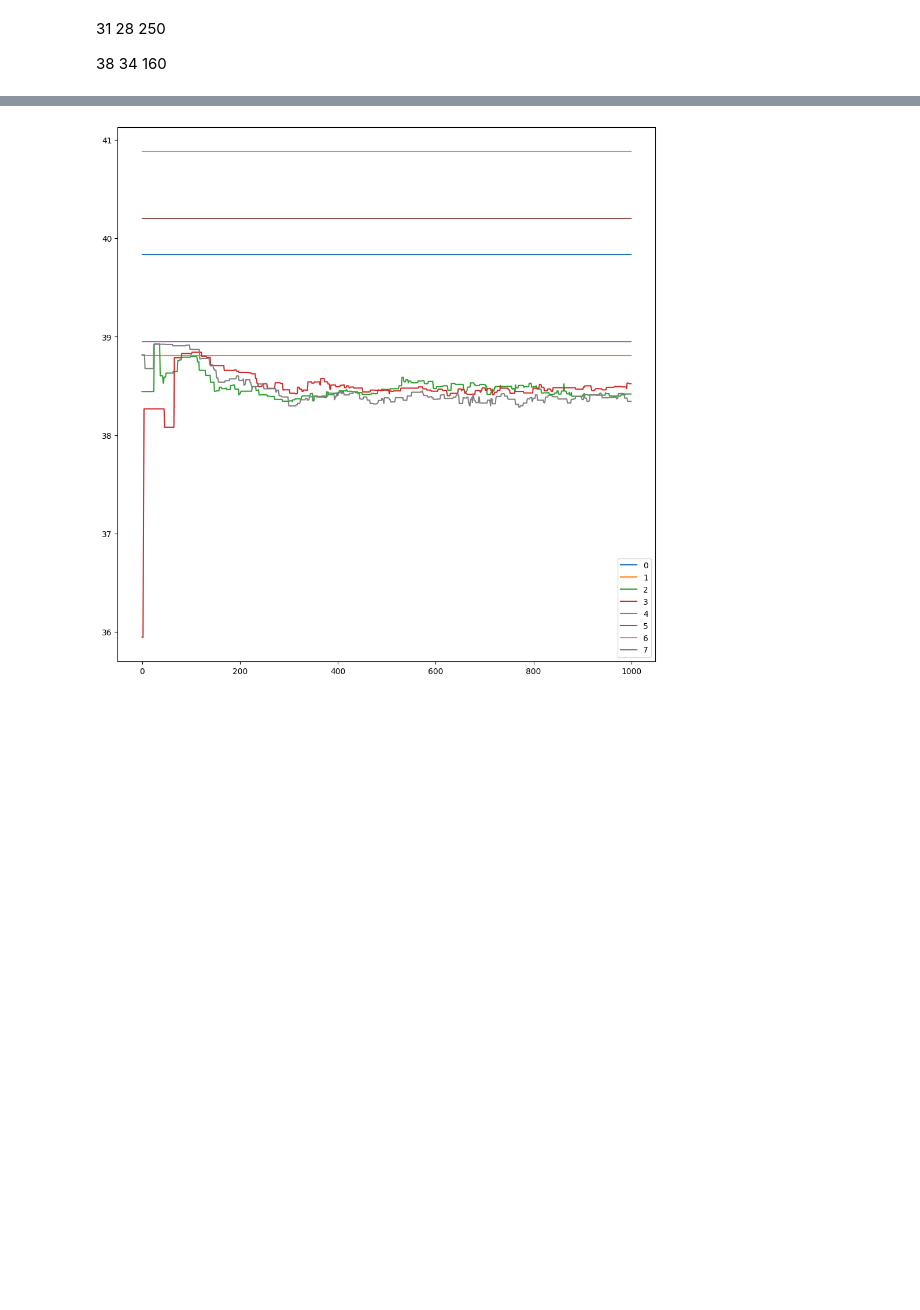
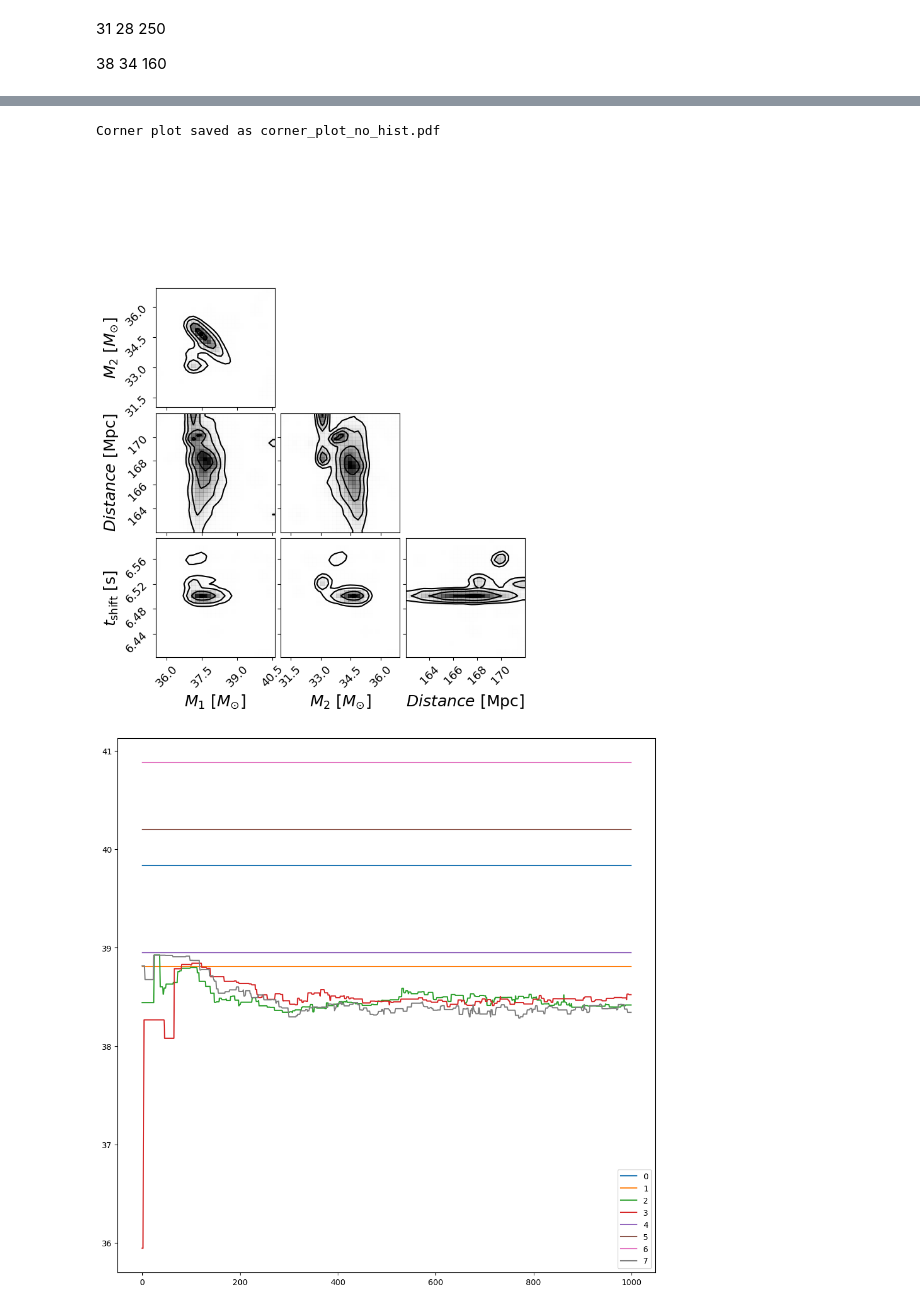
Before and after one commit to maxthebigcoda/astro-projects, a Jupyter notebook: parameter-estimation/unknown_data.ipynb, the cells around one changed output, grey strips where cells are left out. Drawn from its saved outputs; the diff is of its cells as text; code cells hidden in the pictures; blank space fills up the shorter version.

```diff
--- a/parameter-estimation/unknown_data.ipynb
+++ b/parameter-estimation/unknown_data.ipynb
@@ -310,3 +487,64 @@ AttributeError: 'EnsembleSampler' object has no attribute 'get_chian'
+# %%
+import corner
+import matplotlib.pyplot as plt
+
+def plot_corner_no_hist(samples, save_path=None, save_format="pdf"):
+    """
+    Generates and optionally saves a corner plot without 1D histograms, showing only 2D correlation maps.
+
+    Parameters:
+    - samples: MCMC or nested sampling results (NumPy array or similar format).
+    - save_path: (str) File path to save the figure (without extension).
+    - save_format: (str) File format to save ('pdf', 'png', 'svg', etc.).
+    """
+    figure = corner.corner(
+        samples,
+        labels=[
+            r"$M_{1}\ [M_{\odot}]$",
+            r"$M_{2}\ [M_{\odot}]$",
+            r"$Distance \ [\mathrm{Mpc}]$",
+            r"$t_{\mathrm{shift}}\ [\mathrm{s}]$",
+        ],
+        quantiles=[0.16, 0.5, 0.84],
+        show_titles=False,
+        title_fmt=".2f",
+        title_kwargs={"fontsize": 18},
+        label_kwargs={"fontsize": 18},
+        hist_kwargs={"color": "navy"},
+        plot_datapoints=False,
+        smooth=1.0,
+        bins=30,
+        contour_kwargs={"linewidths": 1.5}
+    )
+
+    plt.subplots_adjust(left=0.15, bottom=0.15)
+
+    # Get the list of axes
+    axes = figure.get_axes()
+    ndim = len(samples[0])  # Number of parameters
+
+    # Remove the diagonal histograms
+    for i in range(ndim):
+        ax = axes[i * (ndim + 1)]  # Diagonal axes
+        ax.clear()  # Clear the histogram
+        ax.set_frame_on(False)  # Hide the border
+        ax.set_xticks([])  # Remove x-ticks
+        ax.set_yticks([])  # Remove y-ticks
+
+    for ax in figure.get_axes():
+        ax.tick_params(axis="both", labelsize=13)
+    # Save figure if a path is provided
+    if save_path:
+        figure.savefig(f"{save_path}.{save_format}", dpi=300, bbox_inches="tight")
+        print(f"Corner plot saved as {save_path}.{save_format}")
+
+    plt.show()
+
+# Example usage
+plot_corner_no_hist(samples, save_path="corner_plot_no_hist", save_format="pdf")
+# %% [output]
+Corner plot saved as corner_plot_no_hist.pdf
+[figure, added]
 # %%
 samples = sampler.get_chain()
 
```
Also changed, not shown: parts of 8 cells of this notebook.
